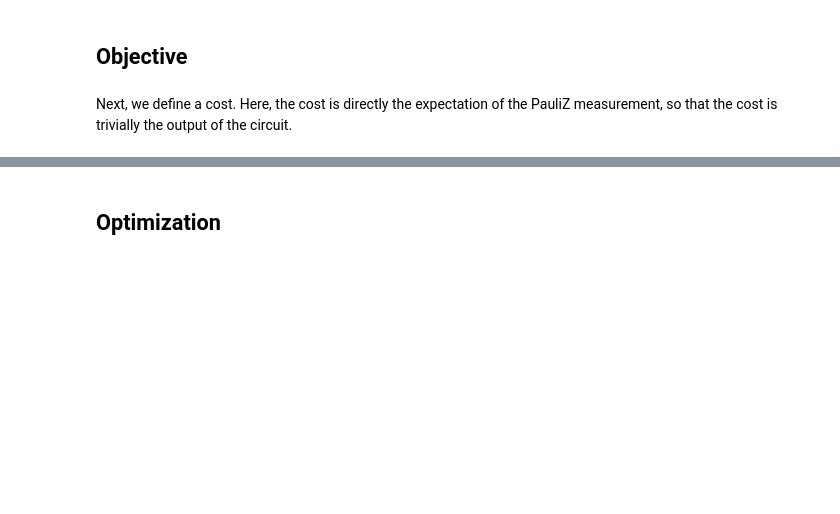
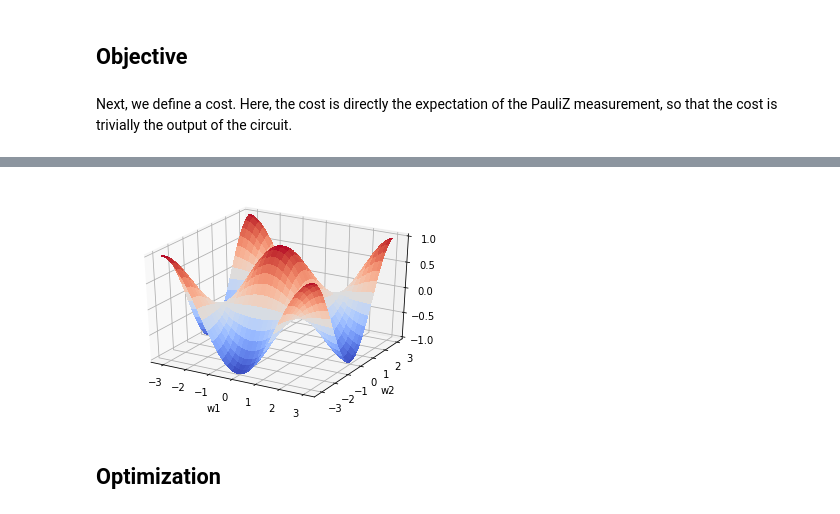
Before and after one commit to PennyLaneAI/pennylane-pq, a Jupyter notebook: demos/TutQ1_qubit-rotation.ipynb, the cells around one changed output, grey strips where cells are left out. Cells and saved outputs as stored; diff of their text form; code cells hidden in the pictures; blank space fills up the shorter version.

```diff
--- a/demos/TutQ1_qubit-rotation.ipynb
+++ b/demos/TutQ1_qubit-rotation.ipynb
@@ -80,3 +80,26 @@ With this objective, the optimization procedure is supposed to find the weights
+# %%
+import matplotlib.pyplot as plt
+from mpl_toolkits.mplot3d import Axes3D
+from matplotlib import cm
+from matplotlib.ticker import LinearLocator
+
+fig = plt.figure(figsize = (6, 4))
+ax = fig.gca(projection='3d')
+
+X = np.arange(-3.1, 3.1, 0.1)
+Y = np.arange(-3.1, 3.1, 0.1)
+length = len(X)
+xx, yy = np.meshgrid(X, Y)
+Z = np.array([[objective([x, y]) for x in X] for y in Y]).reshape(length, length)
+surf = ax.plot_surface(xx, yy, Z, cmap=cm.coolwarm, antialiased=False)
+
+ax.set_xlabel("w1")
+ax.set_ylabel("w2")
+ax.zaxis.set_major_locator(LinearLocator(5))
+
+plt.show()
+# %% [output]
+[figure, added]
 # %% [markdown]
 ## Optimization
 # %% [markdown]
```
Also changed, not shown: parts of 7 cells of this notebook, 7 other files.
